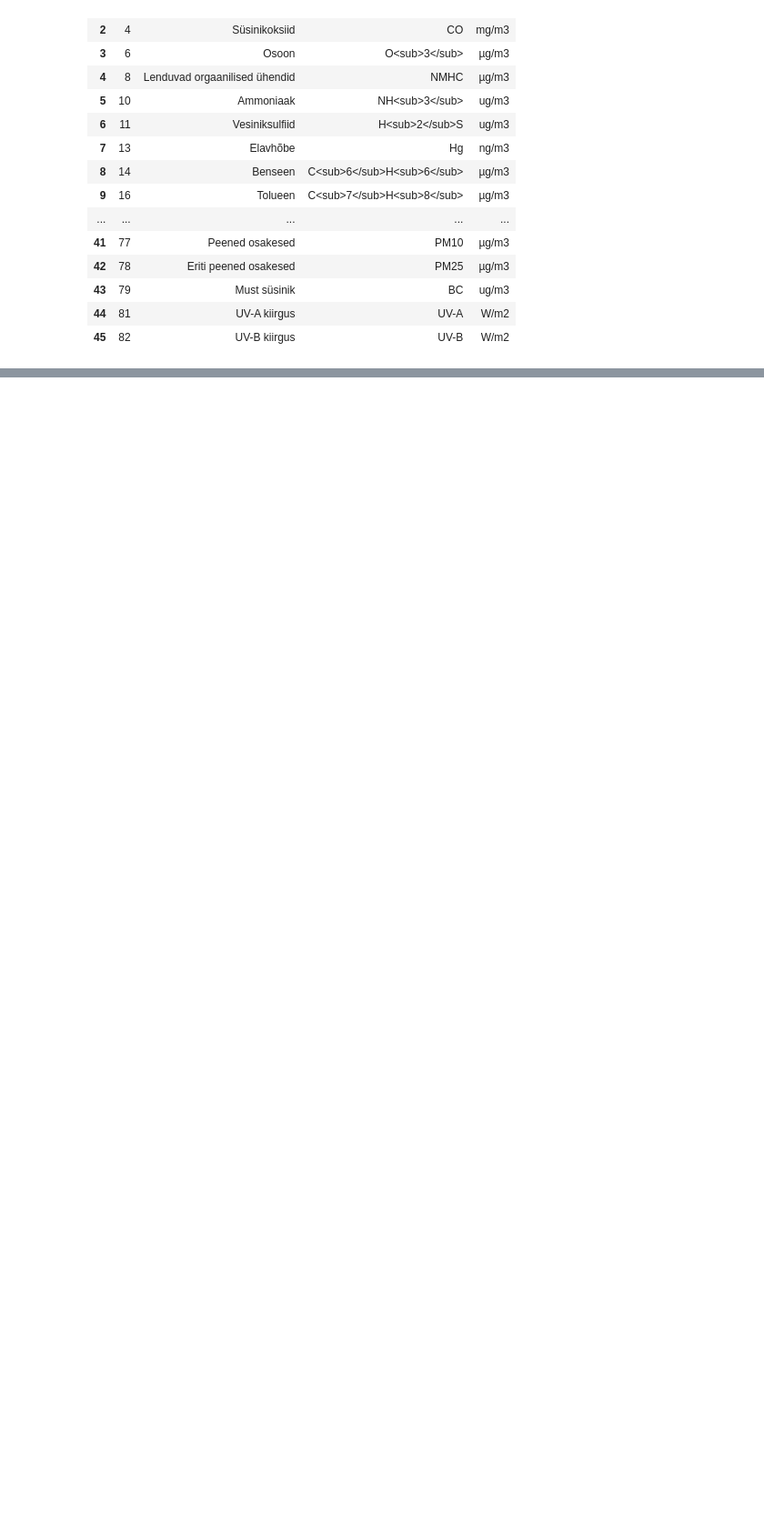
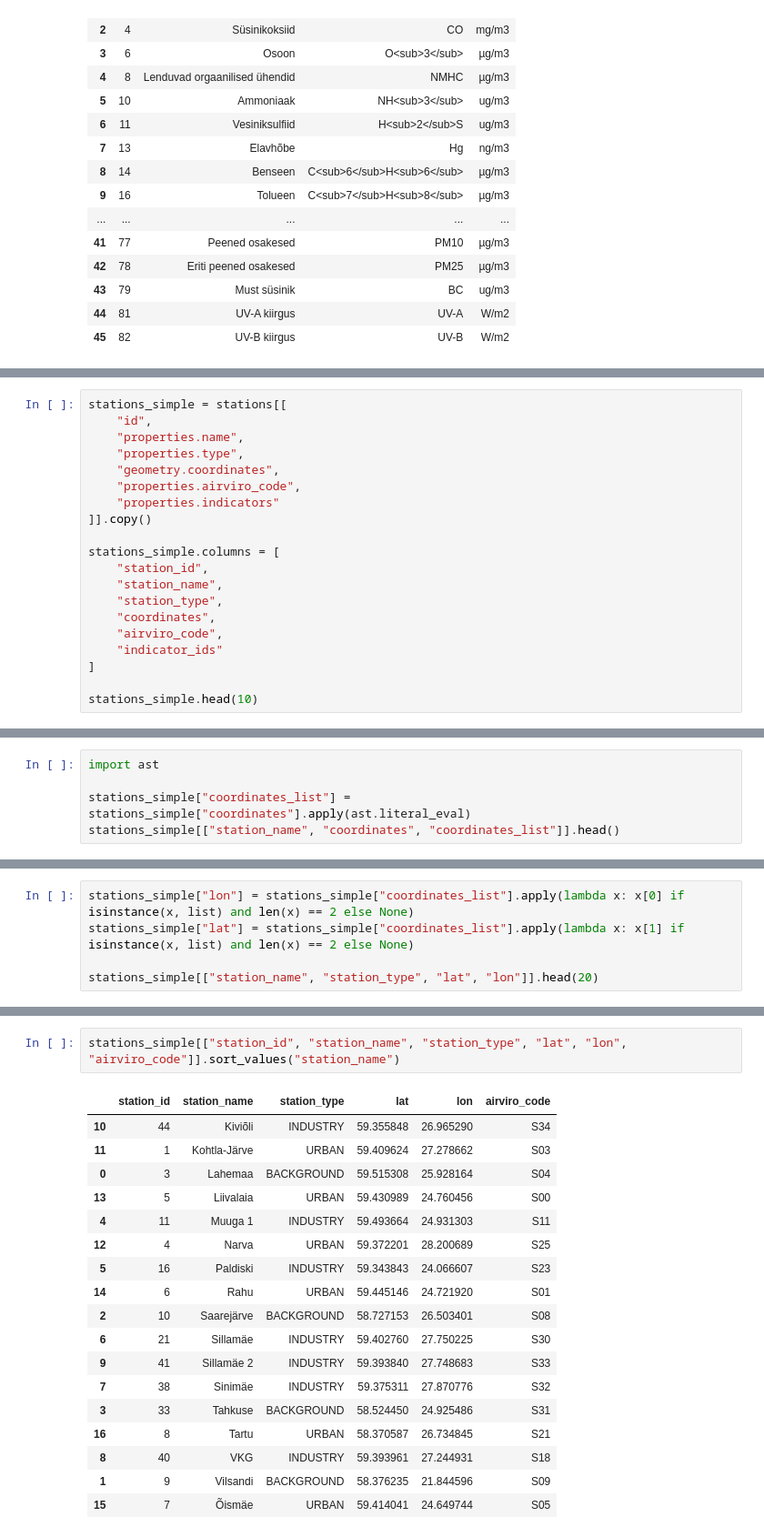
Before and after one commit to annaliisah/projektitoo_ohukvaliteedi_vordlus, a Jupyter notebook: notebooks/01_ohuseire.ipynb, the cells around one changed output, grey strips where cells are left out. Shown at 91% size. Drawn from its saved outputs; the diff is of its cells as text; blank space fills up the shorter version.

```diff
--- a/notebooks/01_ohuseire.ipynb
+++ b/notebooks/01_ohuseire.ipynb
@@ -152,0 +155,20 @@ indicators[["id", "name", "formula", "unit"]].head(47)
+# %%
+stations_simple = stations[[
+    "id",
+    "properties.name",
+    "properties.type",
+    "geometry.coordinates",
+    "properties.airviro_code",
+    "properties.indicators"
+]].copy()
+
+stations_simple.columns = [
+    "station_id",
+    "station_name",
+    "station_type",
+    "coordinates",
+    "airviro_code",
+    "indicator_ids"
+]
+
+stations_simple.head(10)
@@ -152,0 +210,5 @@ indicators[["id", "name", "formula", "unit"]].head(47)
+# %%
+import ast
+
+stations_simple["coordinates_list"] = stations_simple["coordinates"].apply(ast.literal_eval)
+stations_simple[["station_name", "coordinates", "coordinates_list"]].head()
@@ -152,0 +222,5 @@ indicators[["id", "name", "formula", "unit"]].head(47)
+# %%
+stations_simple["lon"] = stations_simple["coordinates_list"].apply(lambda x: x[0] if isinstance(x, list) and len(x) == 2 else None)
+stations_simple["lat"] = stations_simple["coordinates_list"].apply(lambda x: x[1] if isinstance(x, list) and len(x) == 2 else None)
+
+stations_simple[["station_name", "station_type", "lat", "lon"]].head(20)
@@ -152,0 +246,21 @@ indicators[["id", "name", "formula", "unit"]].head(47)
+# %%
+stations_simple[["station_id", "station_name", "station_type", "lat", "lon", "airviro_code"]].sort_values("station_name")
+# %% [output]
+|  | station_id | station_name | station_type | lat | lon | airviro_code |
+| 10 | 44 | Kiviõli | INDUSTRY | 59.355848 | 26.965290 | S34 |
+| 11 | 1 | Kohtla-Järve | URBAN | 59.409624 | 27.278662 | S03 |
+| 0 | 3 | Lahemaa | BACKGROUND | 59.515308 | 25.928164 | S04 |
+| 13 | 5 | Liivalaia | URBAN | 59.430989 | 24.760456 | S00 |
+| 4 | 11 | Muuga 1 | INDUSTRY | 59.493664 | 24.931303 | S11 |
+| 12 | 4 | Narva | URBAN | 59.372201 | 28.200689 | S25 |
+| 5 | 16 | Paldiski | INDUSTRY | 59.343843 | 24.066607 | S23 |
+| 14 | 6 | Rahu | URBAN | 59.445146 | 24.721920 | S01 |
+| 2 | 10 | Saarejärve | BACKGROUND | 58.727153 | 26.503401 | S08 |
+| 6 | 21 | Sillamäe | INDUSTRY | 59.402760 | 27.750225 | S30 |
+| 9 | 41 | Sillamäe 2 | INDUSTRY | 59.393840 | 27.748683 | S33 |
+| 7 | 38 | Sinimäe | INDUSTRY | 59.375311 | 27.870776 | S32 |
+| 3 | 33 | Tahkuse | BACKGROUND | 58.524450 | 24.925486 | S31 |
+| 16 | 8 | Tartu | URBAN | 58.370587 | 26.734845 | S21 |
+| 8 | 40 | VKG | INDUSTRY | 59.393961 | 27.244931 | S18 |
+| 1 | 9 | Vilsandi | BACKGROUND | 58.376235 | 21.844596 | S09 |
+| 15 | 7 | Õismäe | URBAN | 59.414041 | 24.649744 | S05 |
```
Also changed, not shown: parts of 14 cells of this notebook.
